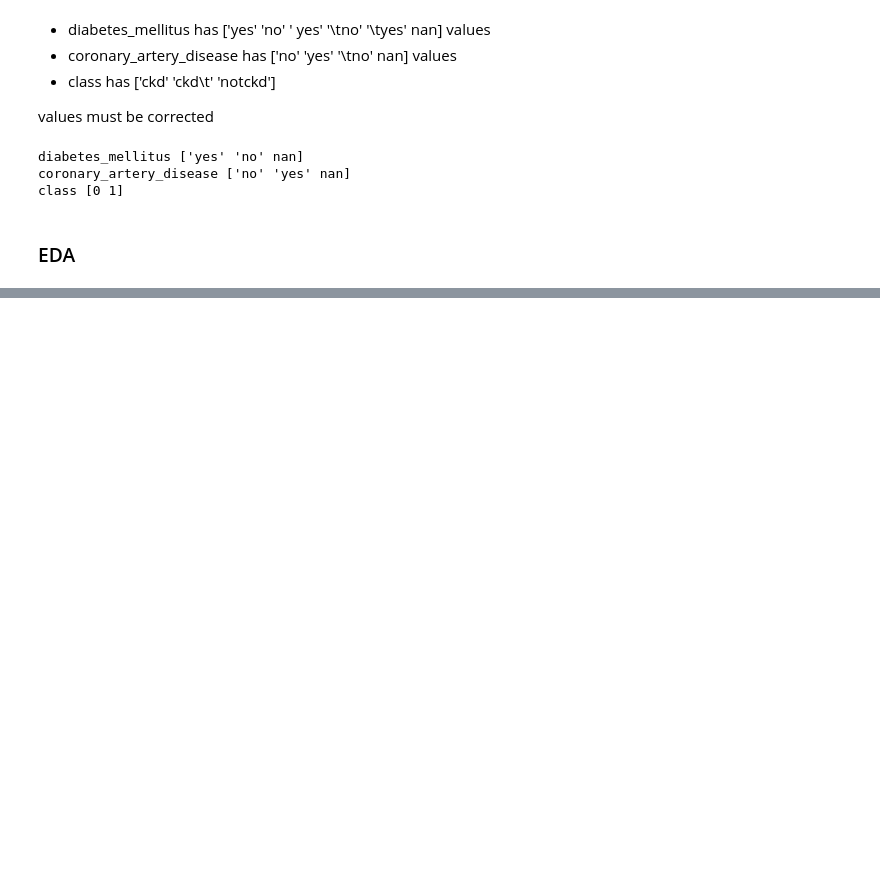
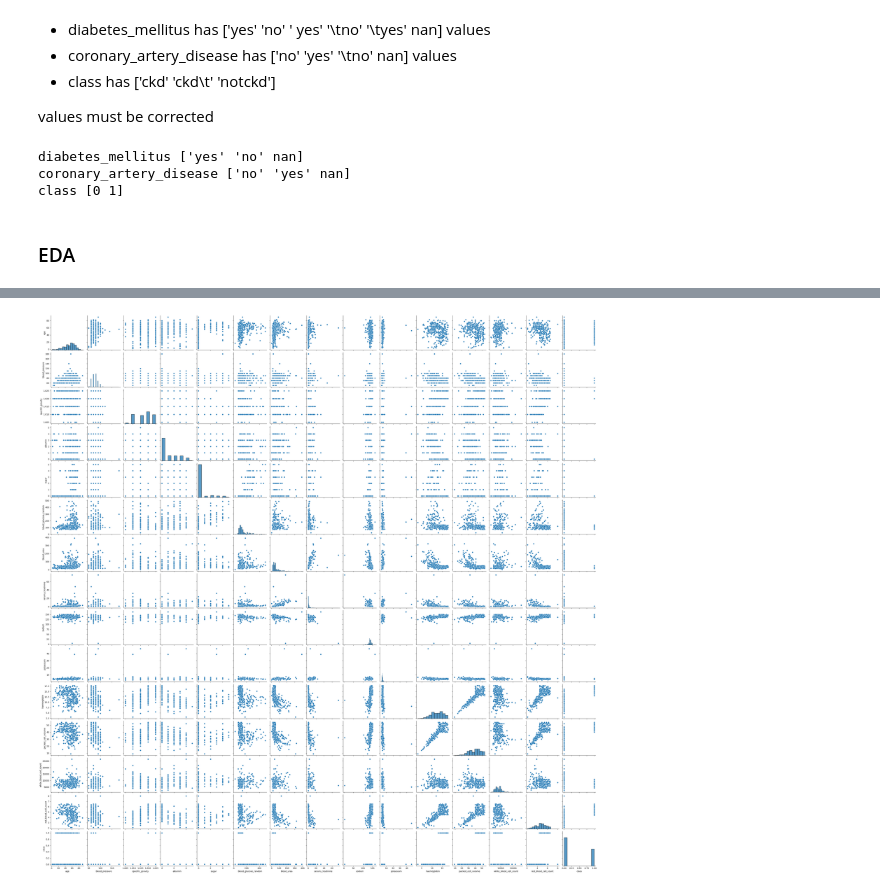
Before and after one commit to Uuranyum/Data_Science_Projects, a Jupyter notebook: chronic-kidney-disease-prediction.ipynb, the cells around one changed output, grey strips where cells are left out. Cells and saved outputs as stored; diff of their text form; code cells hidden in the pictures; blank space fills up the shorter version.

```diff
--- a/chronic-kidney-disease-prediction.ipynb
+++ b/chronic-kidney-disease-prediction.ipynb
@@ -167,0 +183,4 @@ class [0 1]
+# %%
+sns.pairplot(df);
+# %% [output]
+[figure, added]
```
Also changed, not shown: parts of 14 cells of this notebook.
